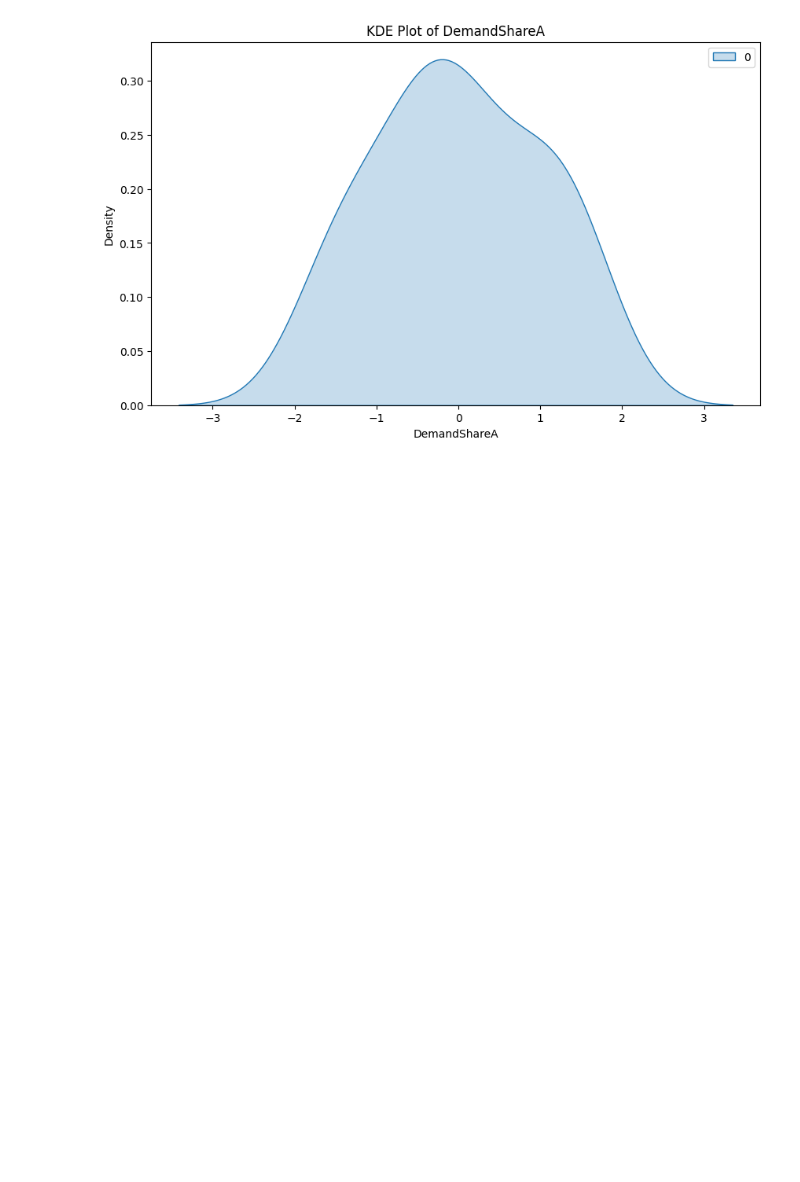
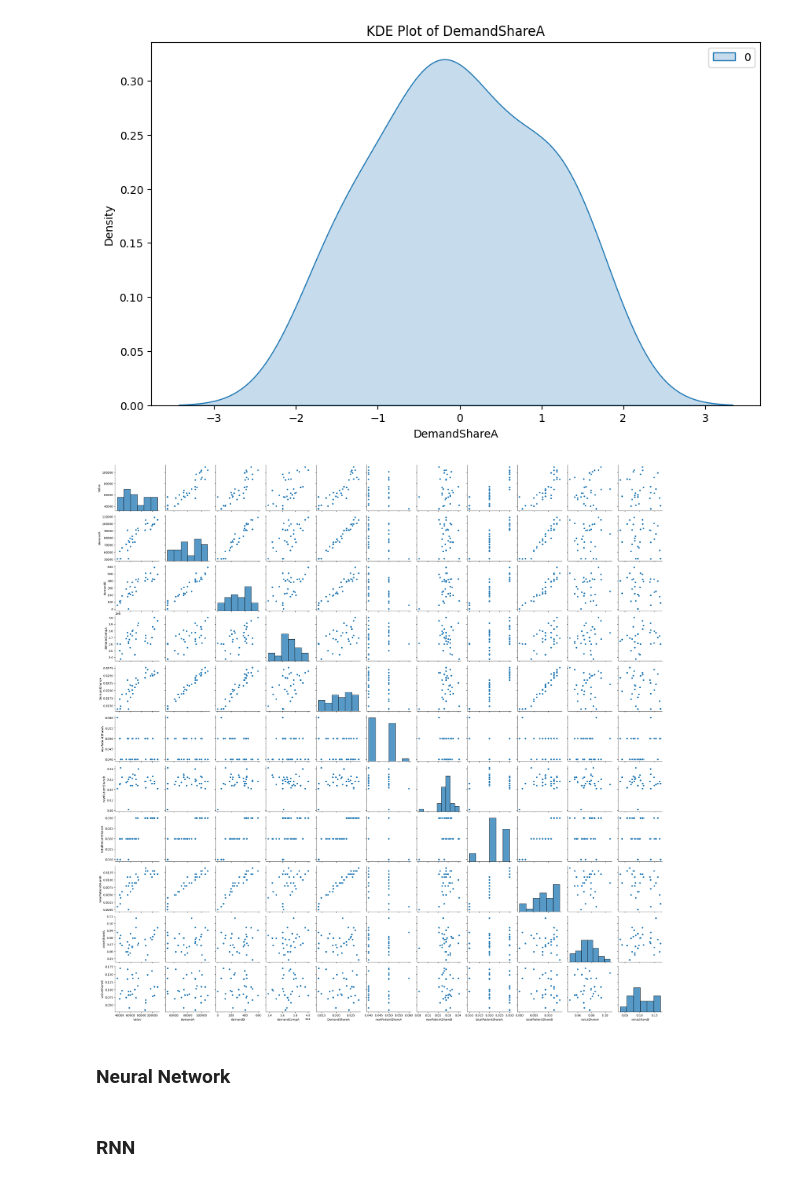
Before and after one commit to SpaceMercury/LauzHawkathon, a Jupyter notebook: notebooks/Model_exploration_nastia.ipynb, the cells around one changed output. Drawn from its saved outputs; the diff is of its cells as text; code cells hidden in the pictures; blank space fills up the shorter version.

```diff
--- a/notebooks/Model_exploration_nastia.ipynb
+++ b/notebooks/Model_exploration_nastia.ipynb
@@ -13,0 +25,6 @@ df = pd.read_csv("../files/BRISTOR_Zegoland_all_%.csv")
+# %%
+df['Date'] = pd.to_datetime(df['Date'])
+
+df.set_index('Date', inplace=True)
+
+df.head()
@@ -103,3 +221,13 @@ This will become an error in seaborn v0.14.0; please update your code.
 
   sns.kdeplot(y_trans, shade=True)
 [figure]
+# %%
+g = sns.PairGrid(df)
+g.map_diag(sns.histplot)
+g.map_offdiag(sns.scatterplot)
+g.add_legend()
+plt.show()
+# %% [output]
+[figure, added]
+# %% [markdown]
+### Neural Network
@@ -105,0 +281,2 @@ This will become an error in seaborn v0.14.0; please update your code.
+# %% [markdown]
+### RNN
```
Also changed, not shown: parts of 42 cells of this notebook, 2 other files.
